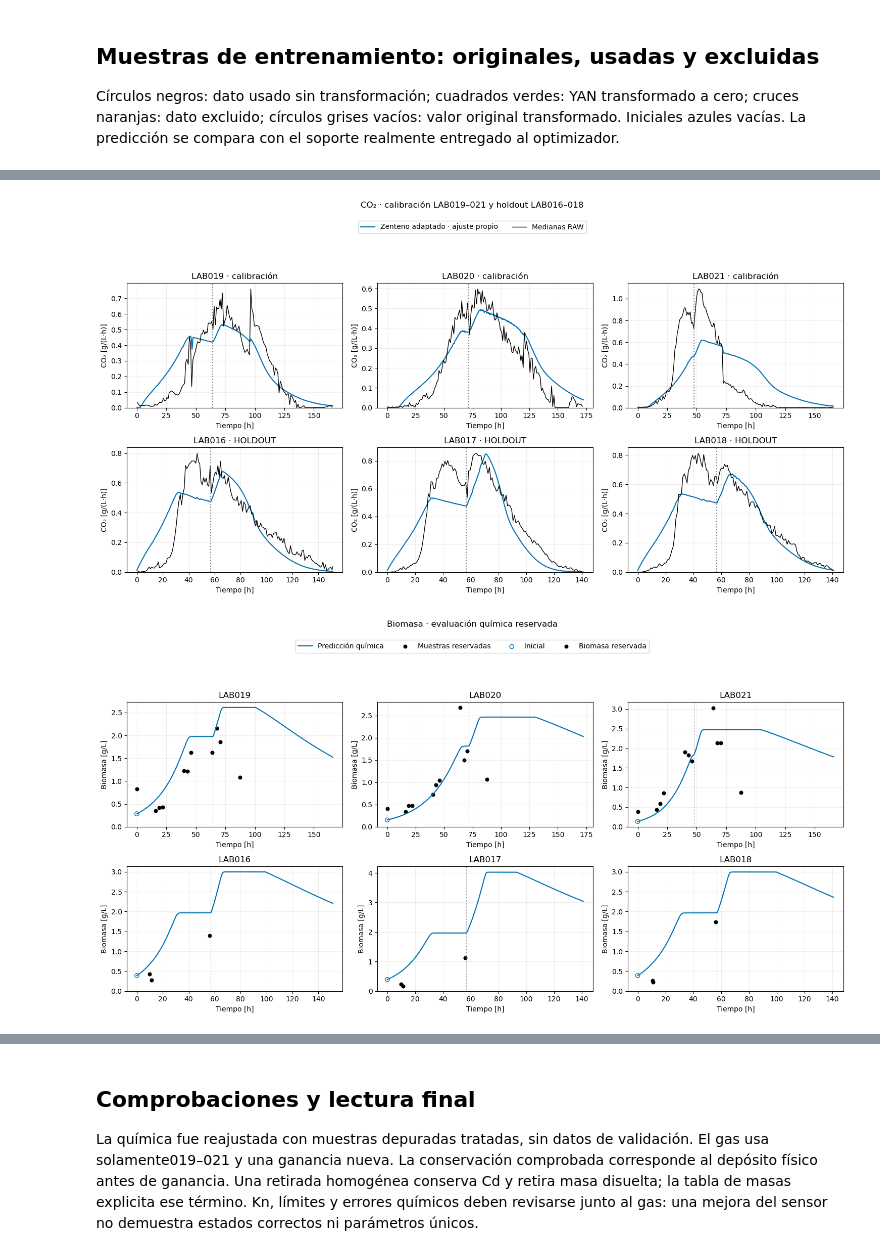
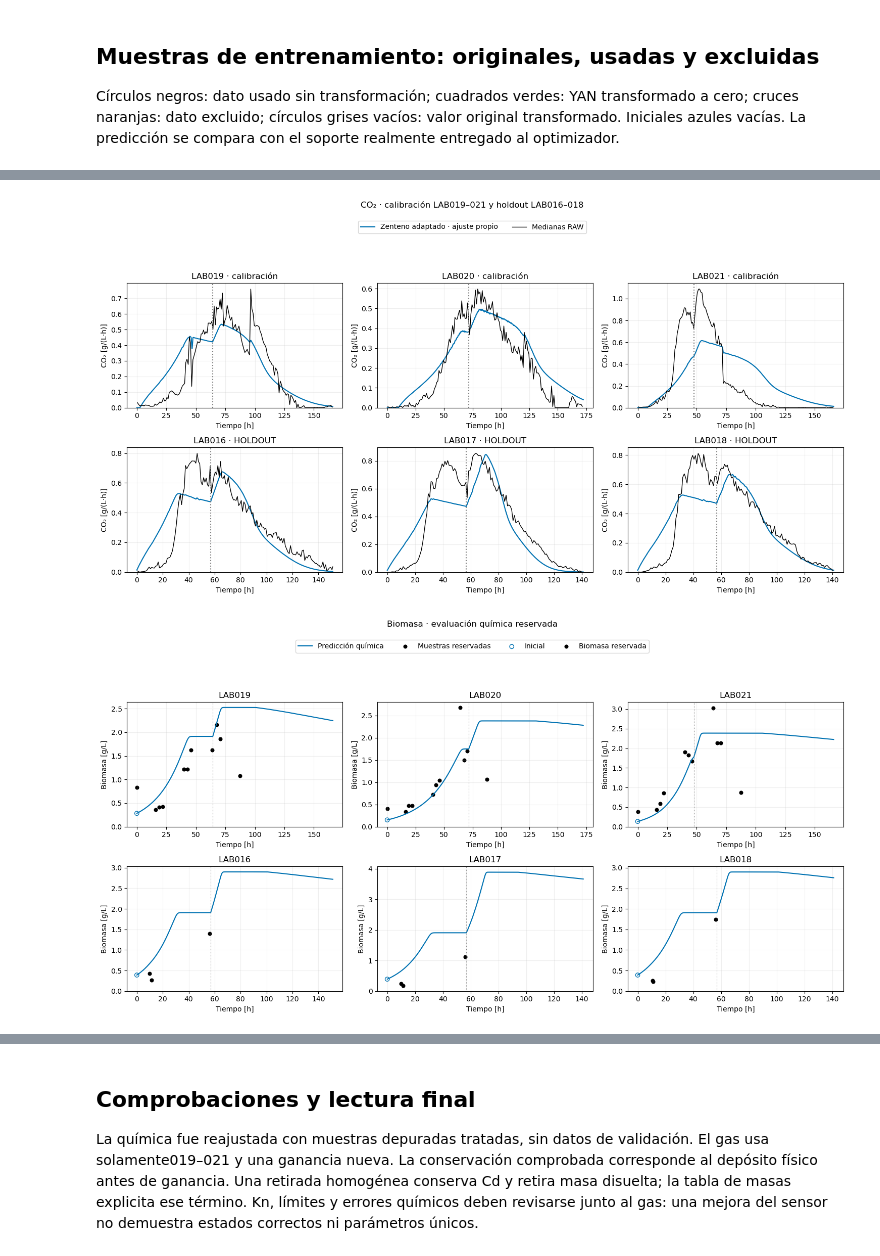
Before and after one commit to crodv/wine-fermentation, a Jupyter notebook: notebooks/diagnostics/16_zenteno_recalibration_legacy_treatment.executed.ipynb, the cells around one changed output, grey strips where cells are left out. Cells and saved outputs as stored; diff of their text form; code cells hidden in the pictures.

```diff
--- a/notebooks/diagnostics/16_zenteno_recalibration_legacy_treatment.executed.ipynb
+++ b/notebooks/diagnostics/16_zenteno_recalibration_legacy_treatment.executed.ipynb
@@ -226,7 +224,7 @@ for s,title,scale in [('X','Biomasa',1),('N','YAN',1000),('G','Glucosa',1),('F',
  fig,axs=plt.subplots(2,3,figsize=(15,8));items={}
  for ax,b in zip(axs.flat,treated):
   old=bylab[b.batch].observations[s];new=b.observations[s];valid=np.isfinite(old)&(b.time>0);used=valid&np.isfinite(new);changed=used&(old!=new);excluded=valid&~np.isfinite(new)
-  ax.plot(traincurves[b.batch].index,traincurves[b.batch][s]*scale,label='Predicción',c='#0072B2')
+  pf=with_jumps(traincurves[b.batch]);ax.plot(pf.index,pf[s]*scale,label='Predicción',c='#0072B2')
   for mask,val,marker,color,label in [(used&~changed,new,'o','black','Usado'),(changed,new,'s','#009E73','Transformado usado'),(excluded,old,'x','#D55E00','Excluido')]:ax.scatter(b.time[mask],val[mask]*scale,marker=marker,c=color,s=25,label=label)
   ax.scatter(b.time[changed],old[changed]*scale,facecolors='none',edgecolors='gray',label='Original transformado')
   ax.scatter([0],[b.initials[s]*scale],facecolors='none',edgecolors='#0072B2',label='Inicial')
@@ -254,7 +252,7 @@ for lab in LABS:
  volumes[lab]=volume
  if lab in TRAIN:b=replace(b,pulses={**b.pulses,'N':tuple((t,d*2/float(volume(t))) for t,d in b.pulses['N'])})
  if lab=='LAB017':b=replace(b,pulses={**b.pulses,'N':((min(t for t,d in b.pulses['N']),sum(d for t,d in b.pulses['N'])),)})
- batches[lab]=b;f=simulate(b,theta);cores[lab]=f
+ batches[lab]=b;f=simulate(b,theta);cores[lab]=f;f=with_jumps(f)
  tt=np.unique(np.r_[np.arange(0,float(f.index[-1]),.1),f.index[-1]])
  rates=[]
  for t in tt:
@@ -342,32 +340,32 @@ for ax,lab in zip(axs.flat,LABS):
  ax.set(title=lab+(' · calibración' if lab in TRAIN else ' · HOLDOUT'),xlabel='Tiempo [h]',ylabel='CO₂ [g/(L·h)]',ylim=(0,None));ax.grid(alpha=.2)
 fig.suptitle('CO₂ · calibración LAB019–021 y holdout LAB016–018',y=.99);fig.legend(*axs.flat[0].get_legend_handles_labels(),loc='upper center',bbox_to_anchor=(.5,.95),ncol=2);fig.tight_layout(rect=(0,0,1,.87));plt.show()
 chemmetrics=[]
 for s,title,scale in [('X','Biomasa',1),('N','YAN',1000),('G','Glucosa',1),('F','Fructosa',1),('GF','Glucosa + fructosa',1),('E','Etanol',1)]:
  fig,axs=plt.subplots(2,3,figsize=(15,8));items={}
  for ax,lab in zip(axs.flat,LABS):
-  f=cores[lab];m=f.index<=v.horizons[lab];ax.plot(f.index[m],f[s][m]*scale,c='#0072B2',label='Predicción química')
+  f=with_jumps(cores[lab]);m=f.index<=v.horizons[lab];ax.plot(f.index[m],f[s][m]*scale,c='#0072B2',label='Predicción química')
   if lab in TRAIN:
    z=chemical_observations(v.chem,lab,s);tt=z.t_h.to_numpy();yy=z[CHEMICAL_COLUMNS[s]].to_numpy();label='Muestras reservadas'
   elif s=='X':
    z=v.biomass.loc[v.biomass.lab.eq(lab)].dropna(subset=['t_h','X_viable_g_l']);tt=z.t_h.to_numpy();yy=z.X_viable_g_l.to_numpy();label='Biomasa reservada'
   elif s=='GF':
    z=v.density.loc[v.density.lab.eq(lab)].dropna(subset=['t_h','density_g_l']);tt=z.t_h.to_numpy();yy=2.5*(z.density_g_l.to_numpy()-1000);label='G+F por densidad'
   else:tt=np.array([]);yy=np.array([]);label='Sin datos disponibles'
   if len(tt):ax.scatter(tt,yy*scale,c='black',s=23,label=label)
   else:ax.text(.97,.9,'Sin muestras disponibles',ha='right',transform=ax.transAxes,fontsize=9)
   score=(tt>0)&(tt<=v.horizons[lab])
   if score.any():
    e=(np.interp(tt[score],f.index,f[s])-yy[score])*scale;chemmetrics.append(dict(LAB=lab,variable=s,n=score.sum(),RMSE=np.sqrt(np.mean(e*e))))
   ax.scatter([0],[batches[lab].initials[s]*scale if s!='GF' else (batches[lab].initials['G']+batches[lab].initials['F'])*scale],facecolors='none',edgecolors='#0072B2',label='Inicial')
   for t,d in batches[lab].pulses['N']:ax.axvline(t,c='gray',ls=':',lw=.8)
   ax.set(title=lab,xlabel='Tiempo [h]',ylabel=title+(' [mg/L]' if s=='N' else ' [g/L]'),ylim=(0,None));ax.grid(alpha=.2)
   for h,l in zip(*ax.get_legend_handles_labels()):items[l]=h
  fig.suptitle(title+' · evaluación química reservada',y=.99);fig.legend(items.values(),items.keys(),loc='upper center',bbox_to_anchor=(.5,.95),ncol=4);fig.tight_layout(rect=(0,0,1,.87));plt.show()
 display(pd.DataFrame(chemmetrics))
 fig,axs=plt.subplots(2,3,figsize=(15,7))
 for ax,lab in zip(axs.flat,LABS):
  f=curves[lab];m=f.index<=v.horizons[lab];ax.plot(f.index[m],f.Cd[m],label='Cd');ax.axhline(CSAT,c='gray',ls=':',label='Csat');ax.set(title=lab,xlabel='Tiempo [h]',ylabel='CO₂ disuelto [g/L]');ax.grid(alpha=.2)
 fig.suptitle('Inventario interno de CO₂ · no es una medición',y=.99);fig.legend(*axs.flat[0].get_legend_handles_labels(),loc='upper center',bbox_to_anchor=(.5,.95),ncol=2);fig.tight_layout(rect=(0,0,1,.87));plt.show()
 # %% [output]
 [figure]
-[figure, old version]
+[figure, new version]
```
Also changed, not shown: parts of 9 cells of this notebook, 2 other files.
